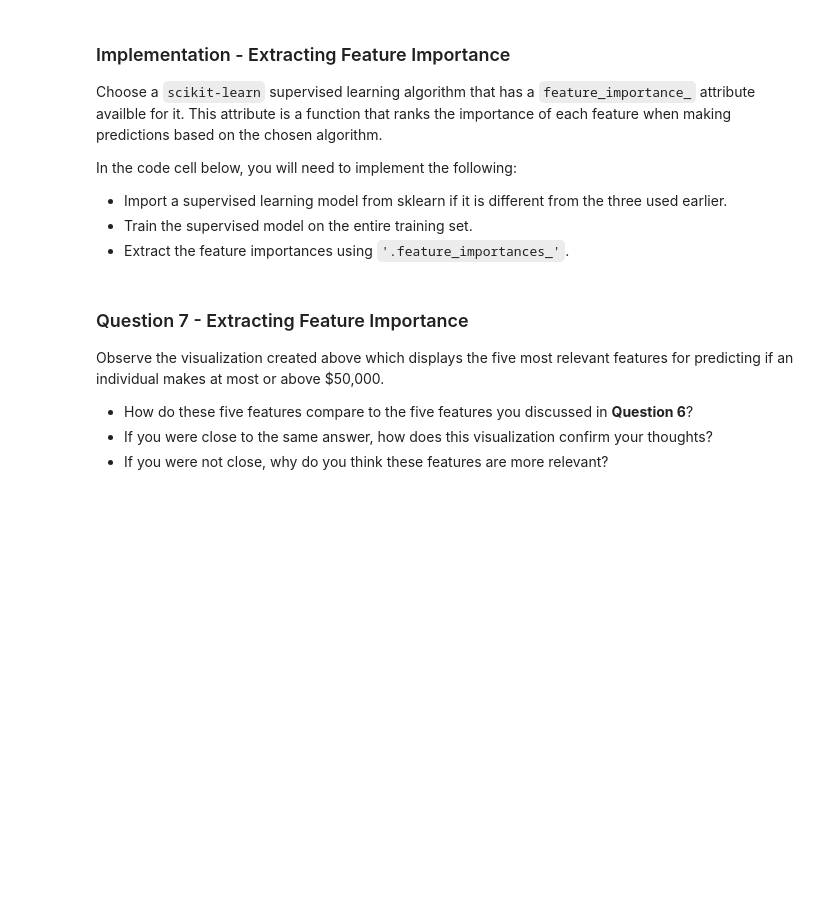
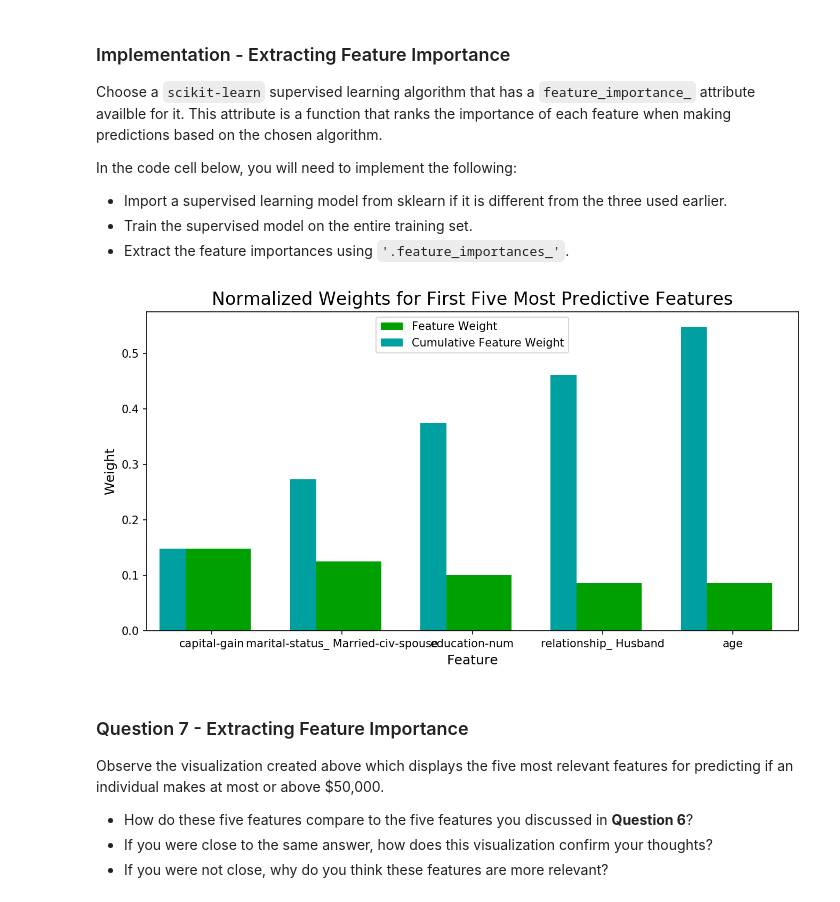
Before and after one commit to jayurbain/data-science-nanodegree, a Jupyter notebook: DSND_Term1/projects/p1_charityml/finding_donors.ipynb, the cells around one changed output. Drawn from its saved outputs; the diff is of its cells as text; code cells hidden in the pictures; blank space fills up the shorter version.

```diff
--- a/DSND_Term1/projects/p1_charityml/finding_donors.ipynb
+++ b/DSND_Term1/projects/p1_charityml/finding_donors.ipynb
@@ -647,15 +651,17 @@ In the code cell below, you will need to implement the following:
 # %%
 # TODO: Import a supervised learning model that has 'feature_importances_'
 
 
 # TODO: Train the supervised model on the training set using .fit(X_train, y_train)
 model = best_clf.fit(X_train, y_train)
 
 # TODO: Extract the feature importances using .feature_importances_
-importances = model..feature_importances_
+importances = model.feature_importances_
 
 # Plot
 vs.feature_plot(importances, X_train, y_train)
+# %% [output]
+[figure, added]
 # %% [markdown]
 ### Question 7 - Extracting Feature Importance
 
```
Also changed, not shown: parts of 13 cells of this notebook.
